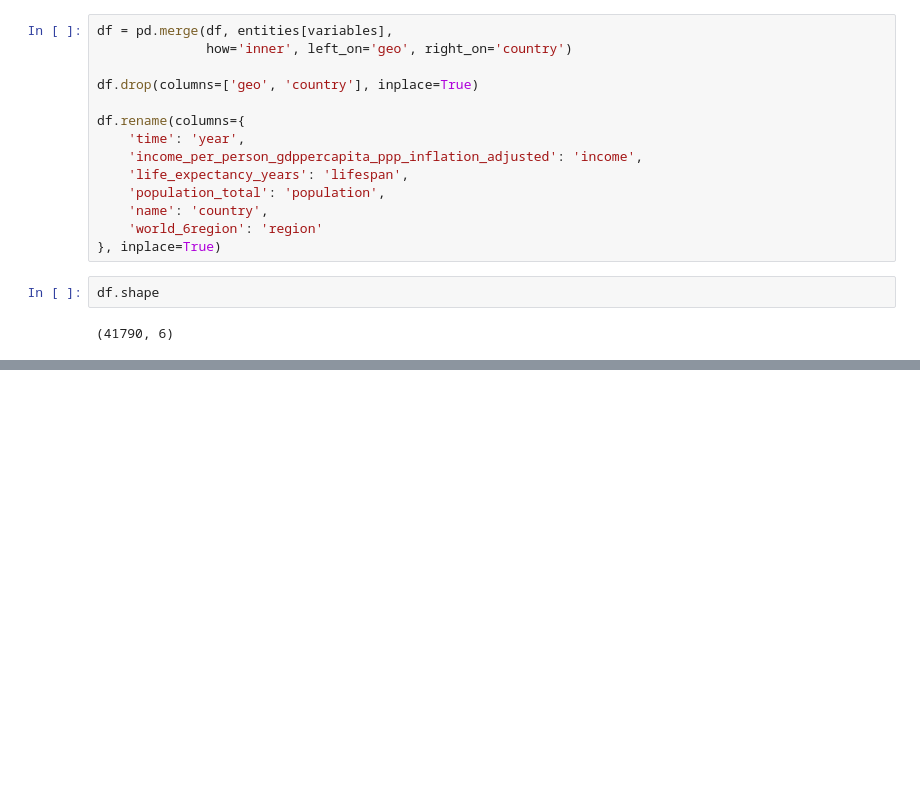
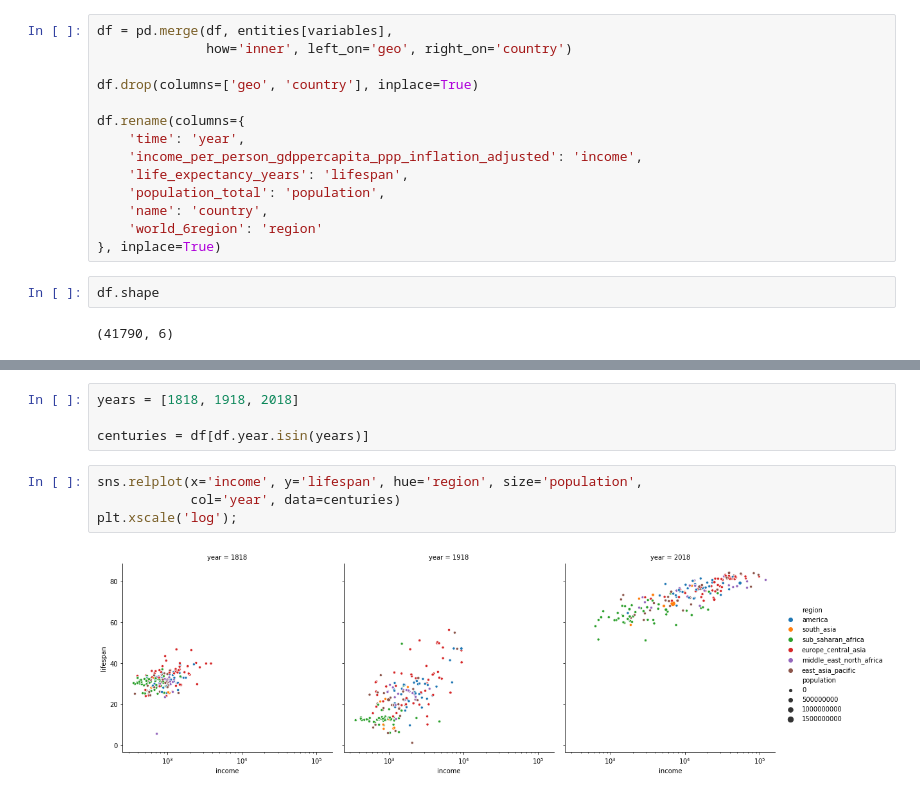
Before and after one commit to bloominstituteoftechnology/DS-Sprint-02-Storytelling-With-Data, a Jupyter notebook: module4-sequence-your-narrative/LS_DS_124_Sequence_your_narrative.ipynb, the cells around one changed output, grey strips where cells are left out. Cells and saved outputs as stored; diff of their text form; blank space fills up the shorter version.

```diff
--- a/module4-sequence-your-narrative/LS_DS_124_Sequence_your_narrative.ipynb
+++ b/module4-sequence-your-narrative/LS_DS_124_Sequence_your_narrative.ipynb
@@ -127,0 +160,10 @@ df.head()
+# %%
+years = [1818, 1918, 2018]
+
+centuries = df[df.year.isin(years)]
+# %%
+sns.relplot(x='income', y='lifespan', hue='region', size='population',
+            col='year', data=centuries)
+plt.xscale('log');
+# %% [output]
+[figure, added]
```
Also changed, not shown: parts of 7 cells of this notebook.
